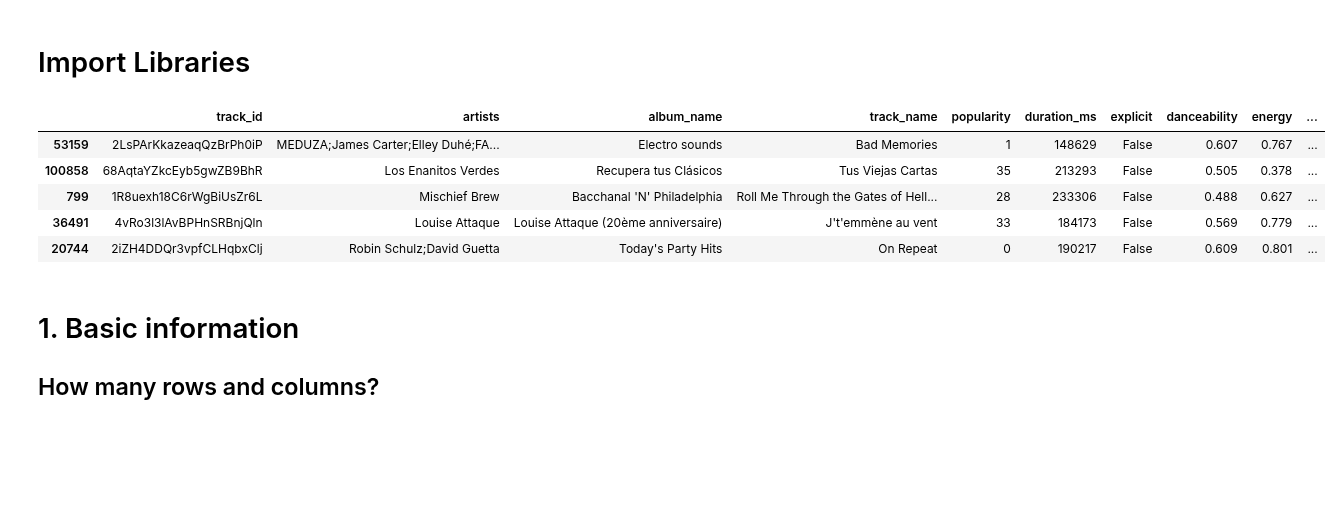
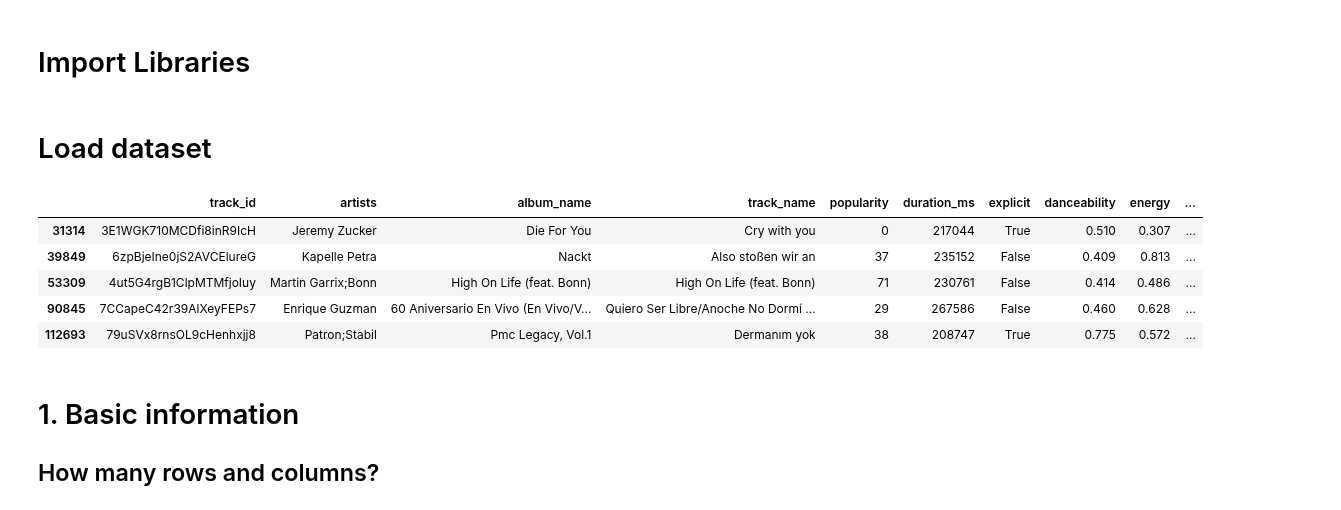
Before and after one commit to duongtruongbinh/Prog4DS_FinalProject, a Jupyter notebook: Data_Exploring-and-Preprocessing.ipynb, the cells around one changed output. Saved outputs shown, nothing was run; the diff lists cells and outputs as text; code cells hidden in the pictures; blank space fills up the shorter version.

```diff
--- a/Data_Exploring-and-Preprocessing.ipynb
+++ b/Data_Exploring-and-Preprocessing.ipynb
@@ -16,16 +16,18 @@ import pandas as pd
 import matplotlib.pyplot as plt
 import seaborn as sns
 import re
+# %% [markdown]
+# Load dataset
 # %%
-df = pd.read_csv('dataset.csv',index_col=0)
+df = pd.read_csv('data/dataset.csv',index_col=0)
 df.sample(5)
 # %% [output]
 |  | track_id | artists | album_name | track_name | popularity | duration_ms | explicit | danceability | energy | ... |
-| 53159 | 2LsPArKkazeaqQzBrPh0iP | MEDUZA;James Carter;Elley Duhé;FA... | Electro sounds | Bad Memories | 1 | 148629 | False | 0.607 | 0.767 | ... |
-| 100858 | 68AqtaYZkcEyb5gwZB9BhR | Los Enanitos Verdes | Recupera tus Clásicos | Tus Viejas Cartas | 35 | 213293 | False | 0.505 | 0.378 | ... |
-| 799 | 1R8uexh18C6rWgBiUsZr6L | Mischief Brew | Bacchanal 'N' Philadelphia | Roll Me Through the Gates of Hell... | 28 | 233306 | False | 0.488 | 0.627 | ... |
-| 36491 | 4vRo3l3lAvBPHnSRBnjQln | Louise Attaque | Louise Attaque (20ème anniversaire) | J't'emmène au vent | 33 | 184173 | False | 0.569 | 0.779 | ... |
-| 20744 | 2iZH4DDQr3vpfCLHqbxClj | Robin Schulz;David Guetta | Today's Party Hits | On Repeat | 0 | 190217 | False | 0.609 | 0.801 | ... |
+| 31314 | 3E1WGK710MCDfi8inR9IcH | Jeremy Zucker | Die For You | Cry with you | 0 | 217044 | True | 0.510 | 0.307 | ... |
+| 39849 | 6zpBjeIne0jS2AVCElureG | Kapelle Petra | Nackt | Also stoßen wir an | 37 | 235152 | False | 0.409 | 0.813 | ... |
+| 53309 | 4ut5G4rgB1ClpMTMfjoIuy | Martin Garrix;Bonn | High On Life (feat. Bonn) | High On Life (feat. Bonn) | 71 | 230761 | False | 0.414 | 0.486 | ... |
+| 90845 | 7CCapeC42r39AlXeyFEPs7 | Enrique Guzman | 60 Aniversario En Vivo (En Vivo/V... | Quiero Ser Libre/Anoche No Dormí ... | 29 | 267586 | False | 0.460 | 0.628 | ... |
+| 112693 | 79uSVx8rnsOL9cHenhxjj8 | Patron;Stabil | Pmc Legacy, Vol.1 | Dermanım yok | 38 | 208747 | True | 0.775 | 0.572 | ... |
 # %% [markdown]
 # 1. Basic information
 
```
Also changed, not shown: parts of 34 cells of this notebook, 2 other files.
